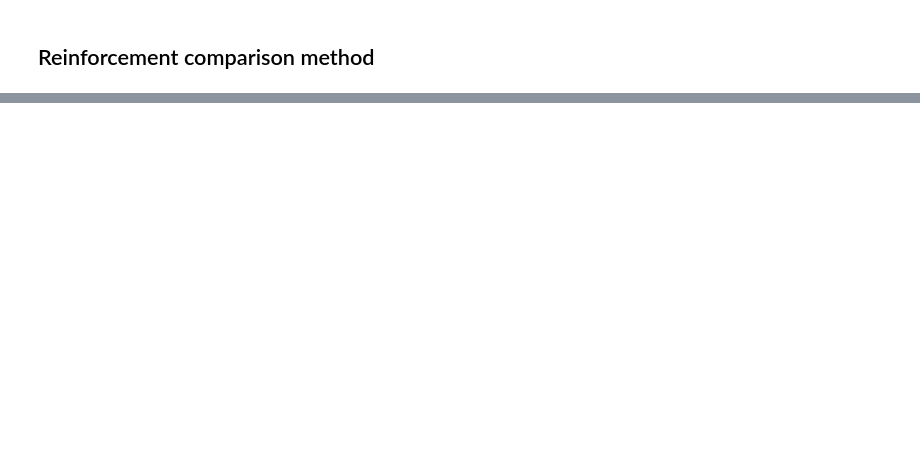
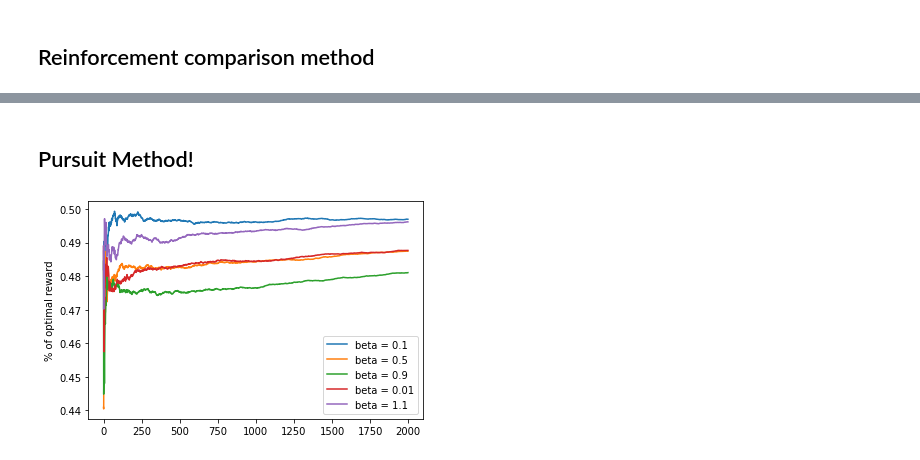
Before and after one commit to jack-michaud/reinforcement-learning, a Jupyter notebook: Bandit-Demo.ipynb, the cells around one changed output, grey strips where cells are left out. Drawn from its saved outputs; the diff is of its cells as text; code cells hidden in the pictures; blank space fills up the shorter version.

Commit message:
feat(nbandit): attempt to create pursuit agents

```diff
--- a/Bandit-Demo.ipynb
+++ b/Bandit-Demo.ipynb
@@ -139,0 +138,2 @@ await plot_optimality_of_agents([
+# %% [markdown]
+## Pursuit Method!
@@ -139,0 +142,23 @@ await plot_optimality_of_agents([
+# %%
+pursuit_agent1 = SoftmaxPursuitAgent(n, beta=0.1)
+pursuit_agent2 = SoftmaxPursuitAgent(n, beta=0.5)
+pursuit_agent3 = SoftmaxPursuitAgent(n, beta=0.9)
+pursuit_agent4 = SoftmaxPursuitAgent(n, beta=0.01)
+pursuit_agent5 = SoftmaxPursuitAgent(n, beta=1.1)
+
+
+await plot_optimality_of_agents([
+    pursuit_agent1,
+    pursuit_agent2,
+    pursuit_agent3,
+    pursuit_agent4,
+    pursuit_agent5,
+], [
+    "beta = 0.1",
+    "beta = 0.5",
+    "beta = 0.9",
+    "beta = 0.01",
+    "beta = 1.1",
+], generate_bandit, False, 100)
+# %% [output]
+[figure, added]
```
Also changed, not shown: parts of 9 cells of this notebook, 1 other file.
